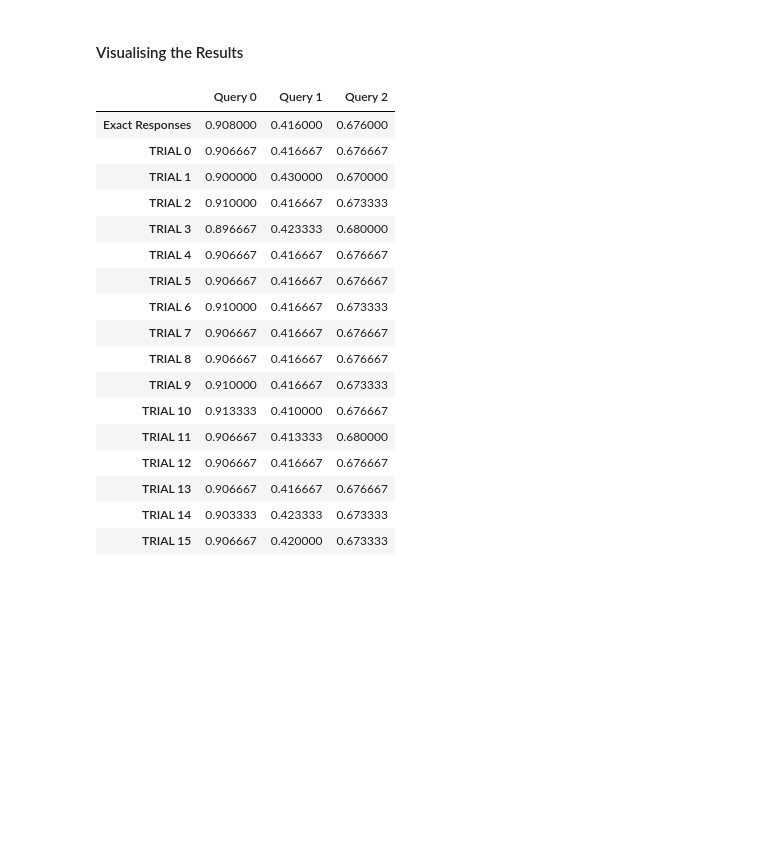
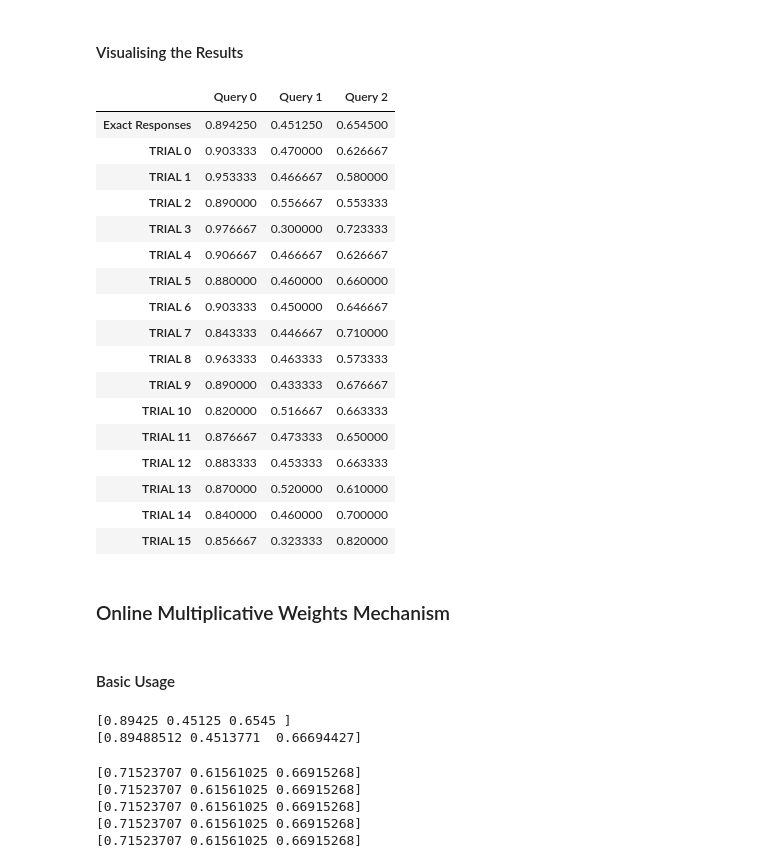
Before and after one commit to anusii/RelM, a Jupyter notebook: examples/relm_demo.ipynb, the cells around one changed output. Drawn from its saved outputs; the diff is of its cells as text; code cells hidden in the pictures; blank space fills up the shorter version.

```diff
--- a/examples/relm_demo.ipynb
+++ b/examples/relm_demo.ipynb
@@ -374,7 +374,7 @@ The greatest exact count is: 156
 # %%
 # Generate some synthetic data
 data = pd.DataFrame()
-test_results = np.random.choice(["Negative", "Positive", "N/A"], size=500, p=[0.55,0.35,0.1])
+test_results = np.random.choice(["Negative", "Positive", "N/A"], size=4000, p=[0.55,0.35,0.1])
 data["Test Result"] = test_results
 
 # Compute a histogram representation of the data
@@ -399,39 +399,43 @@ values = (queries @ real_database)/real_database.sum()
 #### Basic Usage
 # %%
 from relm.mechanisms import SmallDB
-mechanism = SmallDB(epsilon=1.0, alpha=0.1)
+mechanism = SmallDB(epsilon=0.01, alpha=0.1)
 synthetic_database = mechanism.release(values, queries, db_size, db_l1_norm)
 # %% [markdown]
 #### Visualising the Results
 # %%
 TRIALS = 2**4
 synthetic_responses = np.empty((TRIALS, queries.shape[0]))
 for i in range(TRIALS):
-    mechanism = SmallDB(epsilon=1.0, alpha=0.1)
+    mechanism = SmallDB(epsilon=0.01, alpha=0.1)
     synthetic_database = mechanism.release(values, queries, db_size, db_l1_norm)
     synthetic_responses[i] = (queries @ synthetic_database) / synthetic_database.sum()
 
 df = pd.DataFrame(data=np.row_stack((values, synthetic_responses)),
                   columns=["Query %i" % i for i in range(queries.shape[0])],
                   index=["Exact Responses"] + ["TRIAL %i" % i for i in range(TRIALS)])
 
 display(df)
 # %% [output]
 |  | Query 0 | Query 1 | Query 2 |
-| Exact Responses | 0.908000 | 0.416000 | 0.676000 |
-| TRIAL 0 | 0.906667 | 0.416667 | 0.676667 |
-| TRIAL 1 | 0.900000 | 0.430000 | 0.670000 |
-| TRIAL 2 | 0.910000 | 0.416667 | 0.673333 |
-| TRIAL 3 | 0.896667 | 0.423333 | 0.680000 |
-| TRIAL 4 | 0.906667 | 0.416667 | 0.676667 |
-| TRIAL 5 | 0.906667 | 0.416667 | 0.676667 |
-| TRIAL 6 | 0.910000 | 0.416667 | 0.673333 |
-| TRIAL 7 | 0.906667 | 0.416667 | 0.676667 |
-| TRIAL 8 | 0.906667 | 0.416667 | 0.676667 |
-| TRIAL 9 | 0.910000 | 0.416667 | 0.673333 |
-| TRIAL 10 | 0.913333 | 0.410000 | 0.676667 |
-| TRIAL 11 | 0.906667 | 0.413333 | 0.680000 |
-| TRIAL 12 | 0.906667 | 0.416667 | 0.676667 |
-| TRIAL 13 | 0.906667 | 0.416667 | 0.676667 |
-| TRIAL 14 | 0.903333 | 0.423333 | 0.673333 |
-| TRIAL 15 | 0.906667 | 0.420000 | 0.673333 |
+| Exact Responses | 0.894250 | 0.451250 | 0.654500 |
+| TRIAL 0 | 0.903333 | 0.470000 | 0.626667 |
+| TRIAL 1 | 0.953333 | 0.466667 | 0.580000 |
+| TRIAL 2 | 0.890000 | 0.556667 | 0.553333 |
+| TRIAL 3 | 0.976667 | 0.300000 | 0.723333 |
+| TRIAL 4 | 0.906667 | 0.466667 | 0.626667 |
+| TRIAL 5 | 0.880000 | 0.460000 | 0.660000 |
+| TRIAL 6 | 0.903333 | 0.450000 | 0.646667 |
+| TRIAL 7 | 0.843333 | 0.446667 | 0.710000 |
+| TRIAL 8 | 0.963333 | 0.463333 | 0.573333 |
+| TRIAL 9 | 0.890000 | 0.433333 | 0.676667 |
+| TRIAL 10 | 0.820000 | 0.516667 | 0.663333 |
+| TRIAL 11 | 0.876667 | 0.473333 | 0.650000 |
+| TRIAL 12 | 0.883333 | 0.453333 | 0.663333 |
+| TRIAL 13 | 0.870000 | 0.520000 | 0.610000 |
+| TRIAL 14 | 0.840000 | 0.460000 | 0.700000 |
+| TRIAL 15 | 0.856667 | 0.323333 | 0.820000 |
+# %% [markdown]
+### Online Multiplicative Weights Mechanism
+# %% [markdown]
+#### Basic Usage
@@ -437,0 +446,16 @@ display(df)
+# %%
+print(values)
+print(dp_responses)
+# %% [output]
+[0.89425 0.45125 0.6545 ]
+[0.89488512 0.4513771  0.66694427]
+# %%
+for i in range(5):
+    test_responses = mechanism.release(values, queries)
+    print(test_responses)
+# %% [output]
+[0.71523707 0.61561025 0.66915268]
+[0.71523707 0.61561025 0.66915268]
+[0.71523707 0.61561025 0.66915268]
+[0.71523707 0.61561025 0.66915268]
+[0.71523707 0.61561025 0.66915268]
```
Also changed, not shown: parts of 9 cells of this notebook, 2 other files.
